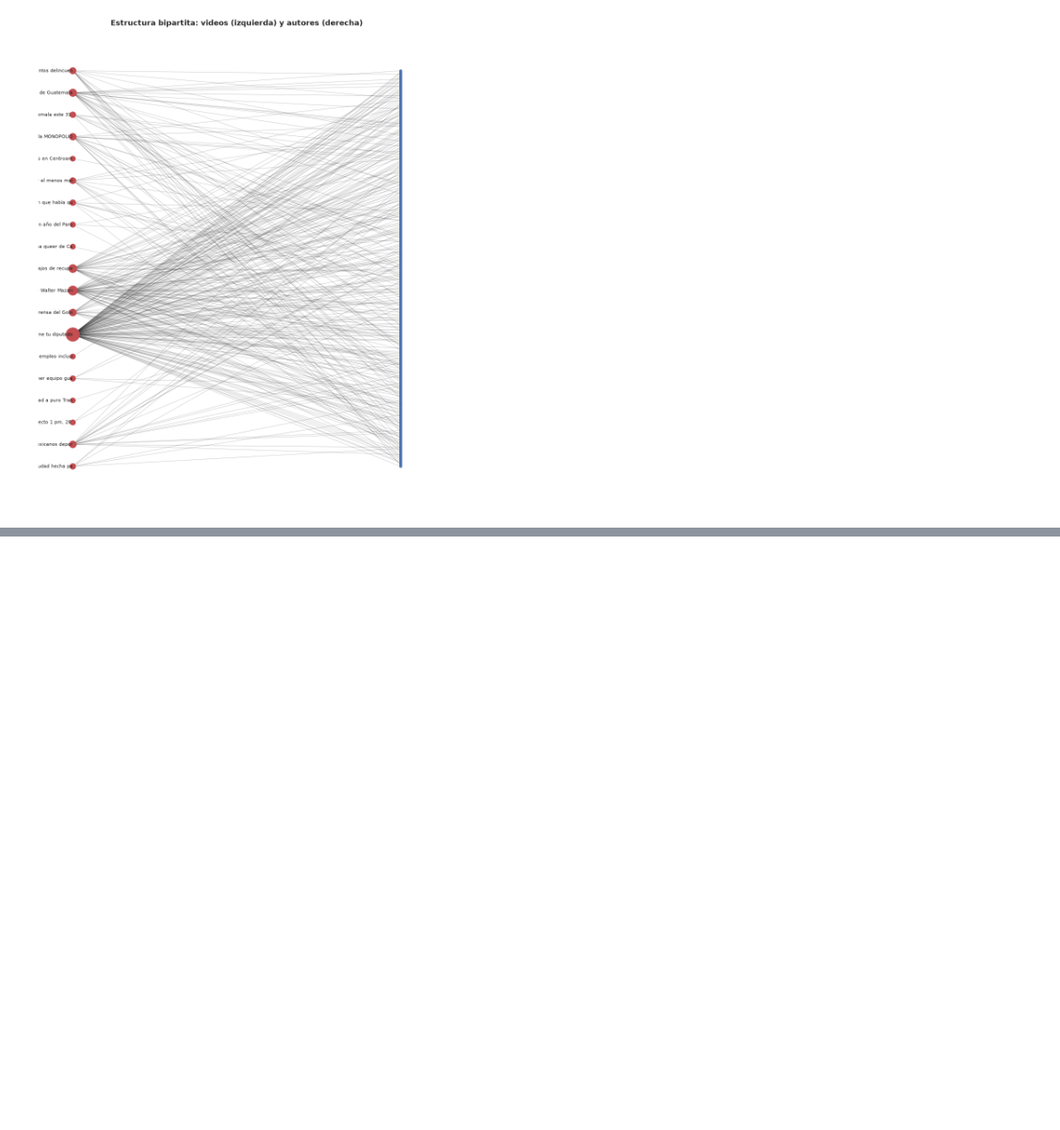
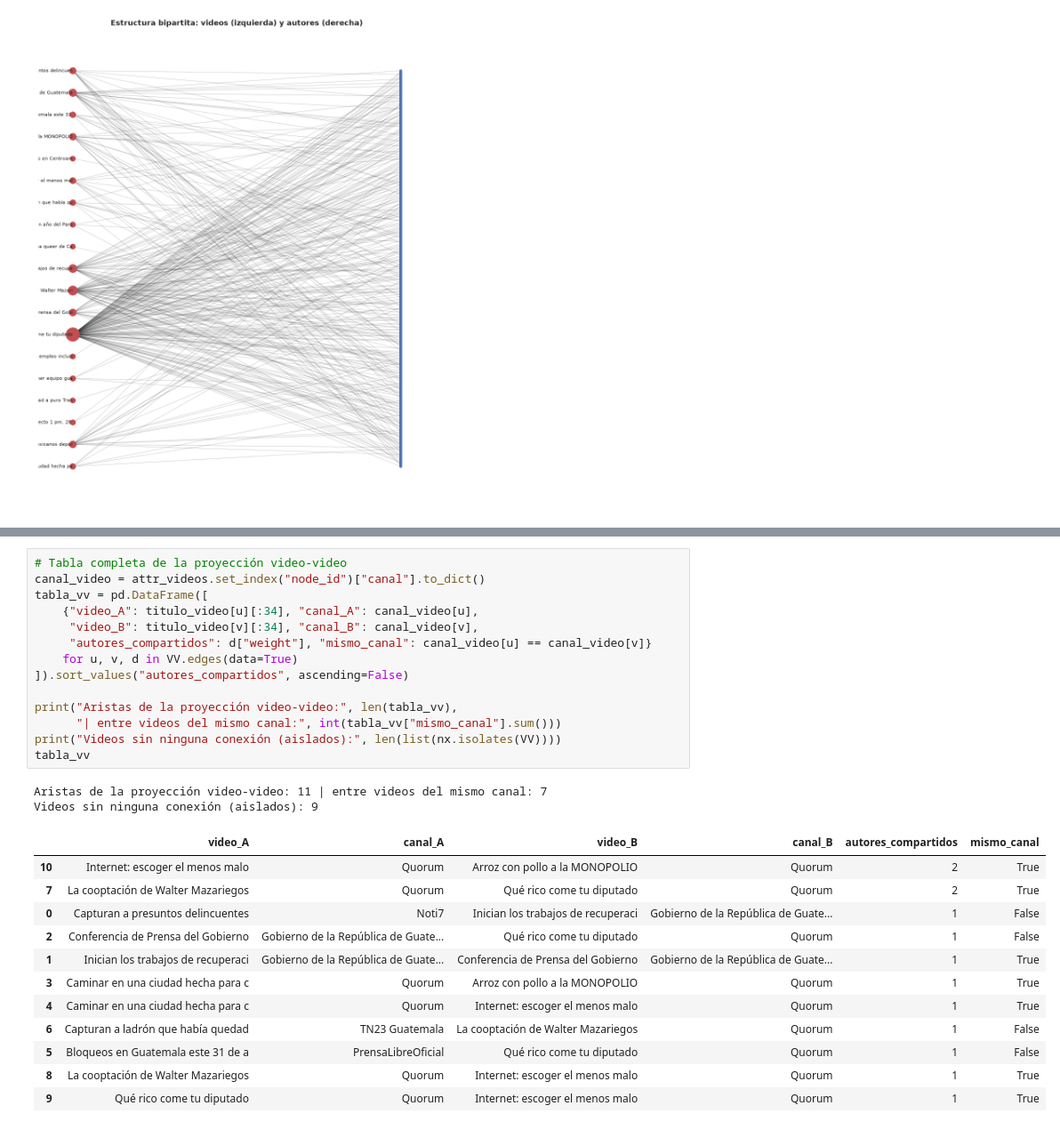
Before and after one commit to Tunchxz/CC3084-Laboratorio-6, a Jupyter notebook: notebooks/03_redes.ipynb, the cells around one changed output, grey strips where cells are left out. Shown at 89% size. Cells and saved outputs as stored; diff of their text form; blank space fills up the shorter version.

```diff
--- a/notebooks/03_redes.ipynb
+++ b/notebooks/03_redes.ipynb
@@ -262,0 +318,29 @@ plt.show()
+# %%
+# Tabla completa de la proyección video-video
+canal_video = attr_videos.set_index("node_id")["canal"].to_dict()
+tabla_vv = pd.DataFrame([
+    {"video_A": titulo_video[u][:34], "canal_A": canal_video[u],
+     "video_B": titulo_video[v][:34], "canal_B": canal_video[v],
+     "autores_compartidos": d["weight"], "mismo_canal": canal_video[u] == canal_video[v]}
+    for u, v, d in VV.edges(data=True)
+]).sort_values("autores_compartidos", ascending=False)
+
+print("Aristas de la proyección video-video:", len(tabla_vv),
+      "| entre videos del mismo canal:", int(tabla_vv["mismo_canal"].sum()))
+print("Videos sin ninguna conexión (aislados):", len(list(nx.isolates(VV))))
+tabla_vv
+# %% [output]
+Aristas de la proyección video-video: 11 | entre videos del mismo canal: 7
+Videos sin ninguna conexión (aislados): 9
+|  | video_A | canal_A | video_B | canal_B | autores_compartidos | mismo_canal |
+| 10 | Internet: escoger el menos malo | Quorum | Arroz con pollo a la MONOPOLIO | Quorum | 2 | True |
+| 7 | La cooptación de Walter Mazariegos | Quorum | Qué rico come tu diputado | Quorum | 2 | True |
+| 0 | Capturan a presuntos delincuentes | Noti7 | Inician los trabajos de recuperaci | Gobierno de la República de Guate... | 1 | False |
+| 2 | Conferencia de Prensa del Gobierno | Gobierno de la República de Guate... | Qué rico come tu diputado | Quorum | 1 | False |
+| 1 | Inician los trabajos de recuperaci | Gobierno de la República de Guate... | Conferencia de Prensa del Gobierno | Gobierno de la República de Guate... | 1 | True |
+| 3 | Caminar en una ciudad hecha para c | Quorum | Arroz con pollo a la MONOPOLIO | Quorum | 1 | True |
+| 4 | Caminar en una ciudad hecha para c | Quorum | Internet: escoger el menos malo | Quorum | 1 | True |
+| 6 | Capturan a ladrón que había quedad | TN23 Guatemala | La cooptación de Walter Mazariegos | Quorum | 1 | False |
+| 5 | Bloqueos en Guatemala este 31 de a | PrensaLibreOficial | Qué rico come tu diputado | Quorum | 1 | False |
+| 8 | La cooptación de Walter Mazariegos | Quorum | Internet: escoger el menos malo | Quorum | 1 | True |
+| 9 | Qué rico come tu diputado | Quorum | Internet: escoger el menos malo | Quorum | 1 | True |
```
Also changed, not shown: parts of 7 cells of this notebook.
